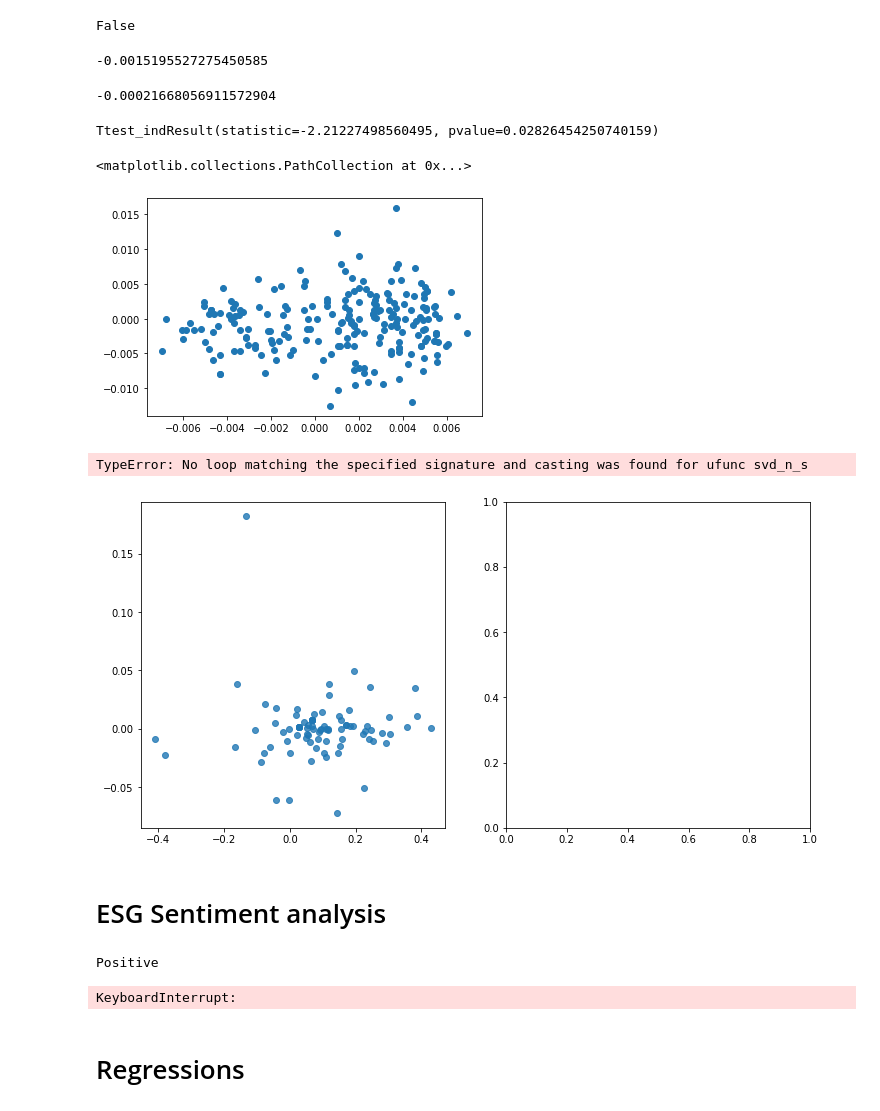
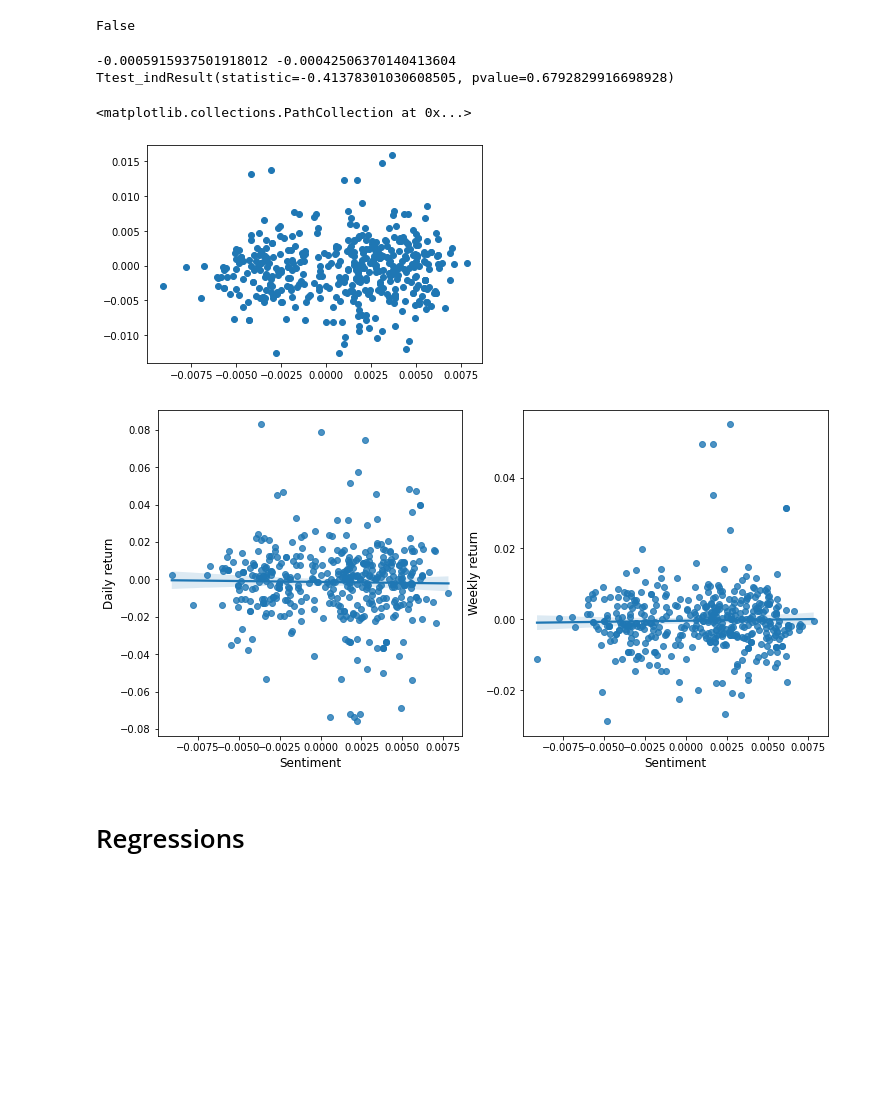
Before and after one commit to tea4erman/portfolio, a Jupyter notebook: ESG Sentiment.ipynb, the cells around one changed output. Drawn from its saved outputs; the diff is of its cells as text; code cells hidden in the pictures; blank space fills up the shorter version.

```diff
--- a/ESG Sentiment.ipynb
+++ b/ESG Sentiment.ipynb
@@ -653,10 +646,10 @@ import statsmodels.api as sm
 import math
 from scipy import stats
 # %%
-file_name2 = r'C:\Thesis\Data\DataMain.pkl'
+file_name2 = r'C:\Courses\Thesis\Data\DataMain.pkl'
 data_main = pd.read_pickle(file_name2)
 
-file_name3 = r'C:\Thesis\Data\DataReturns.pkl'
+file_name3 = r'C:\Courses\Thesis\Data\DataReturns.pkl'
 data_ret = pd.read_pickle(file_name3)
 # %%
 data_sent = data_main[['Instrument', 'Company Common Name', 'Country of Headquarters',
@@ -678,11 +671,3 @@ from pandas.api.types import is_numeric_dtype
 is_numeric_dtype(subset.polarity_LM)
 # %% [output]
 False
-# %%
-monthly_ret[sentiment<0].mean()
-# %% [output]
--0.0015195527275450585
-# %%
-monthly_ret[sentiment>0].mean()
-# %% [output]
--0.00021668056911572904
@@ -689,9 +685,12 @@ monthly_ret[sentiment>0].mean()
 # %%
-stats.ttest_ind(monthly_ret[sentiment<0], monthly_ret[sentiment>0], equal_var = False)
+# Run a t-test
+print(monthly_ret[sentiment<0].mean(), monthly_ret[sentiment>0].mean())
+print(stats.ttest_ind(monthly_ret[sentiment<0], monthly_ret[sentiment>0], equal_var = False))
 # %% [output]
-Ttest_indResult(statistic=-2.21227498560495, pvalue=0.02826454250740159)
+-0.0005915937501918012 -0.00042506370140413604
+Ttest_indResult(statistic=-0.41378301030608505, pvalue=0.6792829916698928)
 # %%
 plt.scatter(x = sentiment, y = monthly_ret)
 # %% [output]
 <matplotlib.collections.PathCollection at 0x...>
-[figure, old version]
+[figure, new version]
@@ -709,22 +697,13 @@ totret = subset[(subset.polarity_LM<thresh)&(subset.polarity_LM>-thresh)]['Total
 # %%
-
-
 f, ax = plt.subplots(nrows=1, ncols=2, figsize=(12,6))
 
-sns.regplot(x = sentiment, y = daily_ret, order = 1, ax = ax[0])
+sns.regplot(x = sentiment.astype('float'), y = daily_ret.astype('float'), order = 1, ax = ax[0])
 ax[0].set_ylabel('Daily return', fontsize = 12)
 ax[0].set_xlabel('Sentiment', fontsize = 12)
 
-sns.regplot(x = sentiment, y = weekly_ret, order = 1, ax = ax[1])
+sns.regplot(x = sentiment.astype('float'), y = weekly_ret.astype('float'), order = 1, ax = ax[1])
 ax[1].set_ylabel('Weekly return', fontsize = 12)
 ax[1].set_xlabel('Sentiment', fontsize = 12)
 plt.show()
 # %% [output]
-TypeError: No loop matching the specified signature and casting was found for ufunc svd_n_s
-[figure, old version]
+[figure, new version]
-# %% [markdown]
-# ESG Sentiment analysis
-# %%
-sentiment.util.demo_liu_hu_lexicon(' '.join(keywords), plot=False)
-# %% [output]
-Positive
@@ -736,9 +710,3 @@ keywords = [word for word in tokens if not word in stop_words and not word in pu
-# %%
-filename = data.filename[0]
-text = read_report(filename)
-sentiment.util.demo_liu_hu_lexicon(keywords, plot=False)
-# %% [output]
-KeyboardInterrupt:
 # %% [markdown]
 # Regressions
 # %%
```
Also changed, not shown: parts of 13 cells of this notebook, 3 other files.
